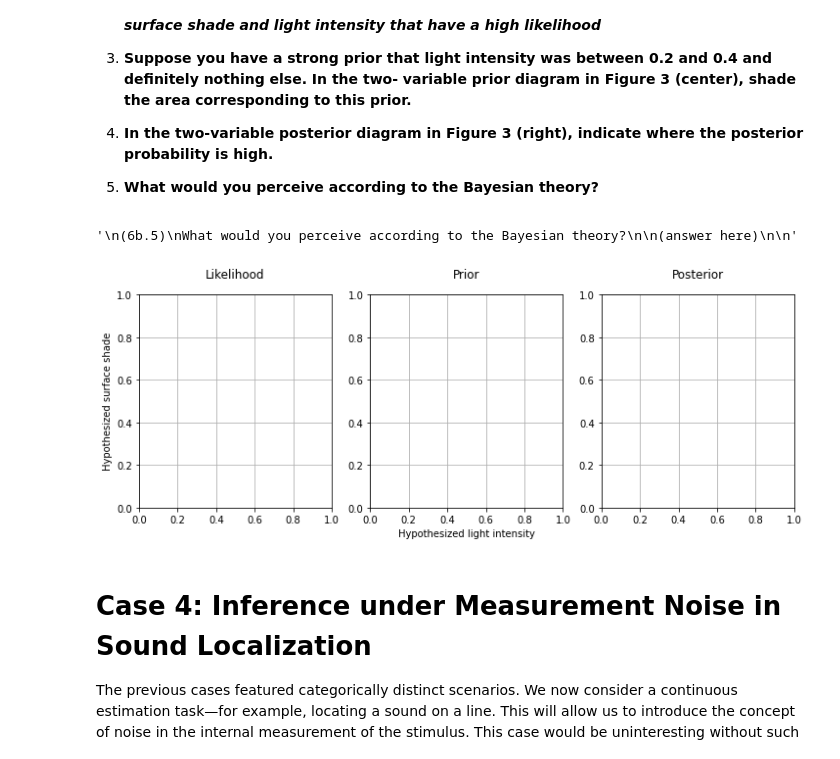
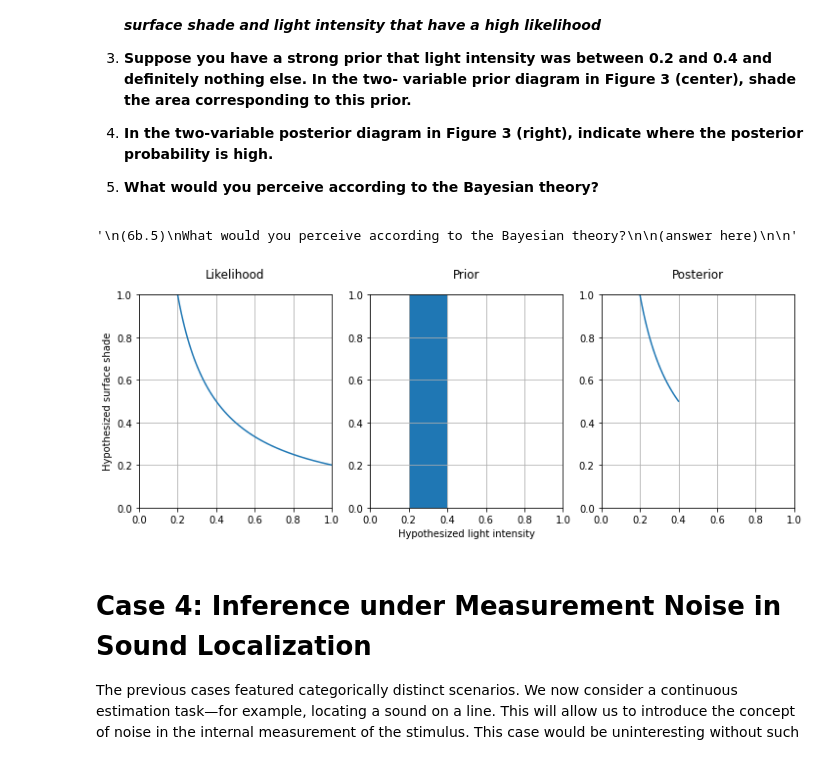
Before and after one commit to benjaminbeilharz/Perception-Action-Notebooks, a Jupyter notebook: 1_Bayesian_Decision_Models_A_Primer.ipynb, the cells around one changed output. Cells and saved outputs as stored; diff of their text form; code cells hidden in the pictures.

```diff
--- a/1_Bayesian_Decision_Models_A_Primer.ipynb
+++ b/1_Bayesian_Decision_Models_A_Primer.ipynb
@@ -346,39 +357,38 @@ Explain why the retinal intensity provides ambiguous information about surface s
 # %%
 fig, ax = plt.subplots(1,3, figsize = (12,4))
 
 for i, label in enumerate(['Likelihood', 'Prior', 'Posterior']):
   ax[i].grid()
   ax[i].set_xlim(0,1)
   ax[i].set_ylim(0,1)
   ax[i].set_title(label, y = 1.05)
 
   if i == 0: ax[i].set_ylabel('Hypothesized surface shade')
   if i == 1: ax[i].set_xlabel('Hypothesized light intensity')
 
 
 #likelihood (6b.2; suppose retinal_intensity = 0.2)
-
-#hypothesized_surface_shade = NotImplemented
-#hypothesized_light_intensity =  NotImplemented
-#ax[0].plot(NotImplemented, NotImplemented)
+hypothesized_surface_shade = np.linspace(0, 1, 101)
+hypothesized_light_intensity = np.array([.2/i for i in hypothesized_surface_shade])
+ax[0].plot(hypothesized_light_intensity, hypothesized_surface_shade)
 
 #prior (6b.3)
-#ax[1].fill_betweenx(y = NotImplemented, x1 = NotImplemented x2 = NotImplemented)
+ax[1].fill_betweenx(y = np.linspace(0, 1), x1 = 0.2, x2 = 0.4)
 
 #posterior (6b.4)
-#ax[2].plot(NotImplemented, NotImplemented)
+ax[2].plot(hypothesized_surface_shade[20:41], hypothesized_light_intensity[20:41])
 
 
 '''
 (6b.5)
 What would you perceive according to the Bayesian theory?
 
 (answer here)
 
 '''
 # %% [output]
 '\n(6b.5)\nWhat would you perceive according to the Bayesian theory?\n\n(answer here)\n\n'
-[figure, old version]
+[figure, new version]
 # %% [markdown]
 # Case 4: Inference under Measurement Noise in Sound Localization
 
```
Also changed, not shown: parts of 12 cells of this notebook.
